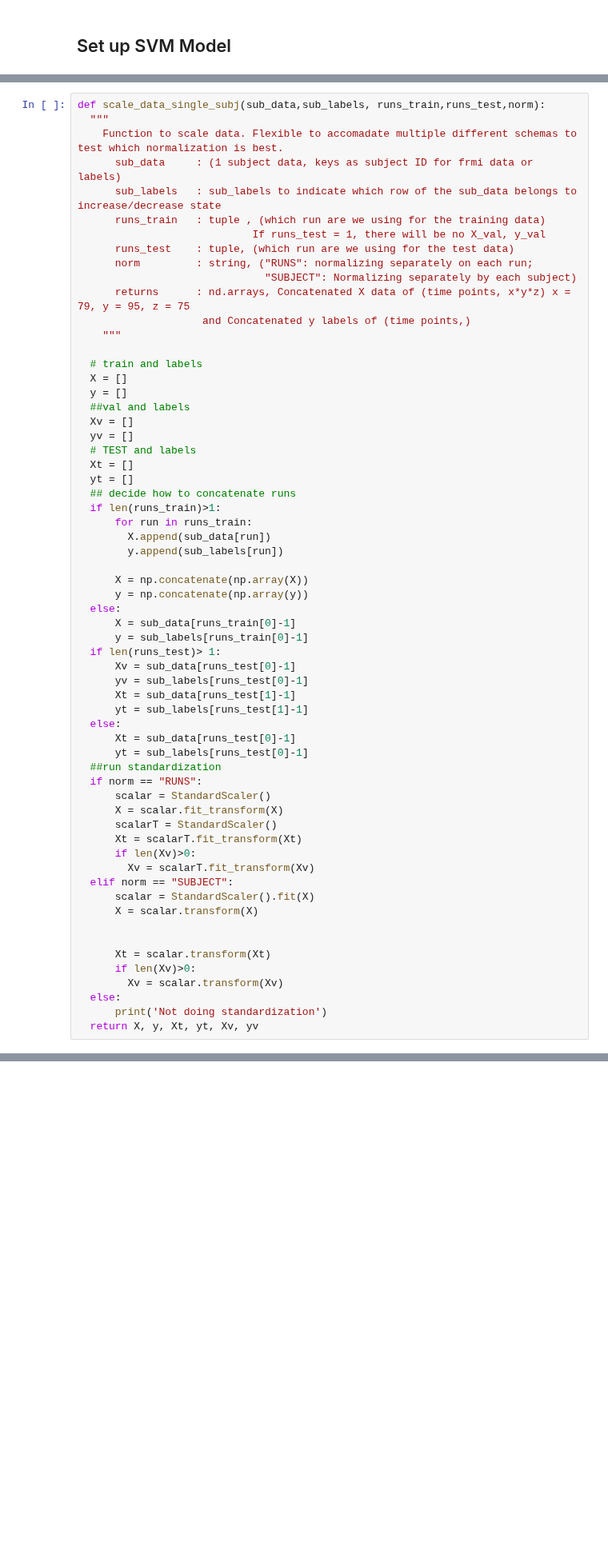
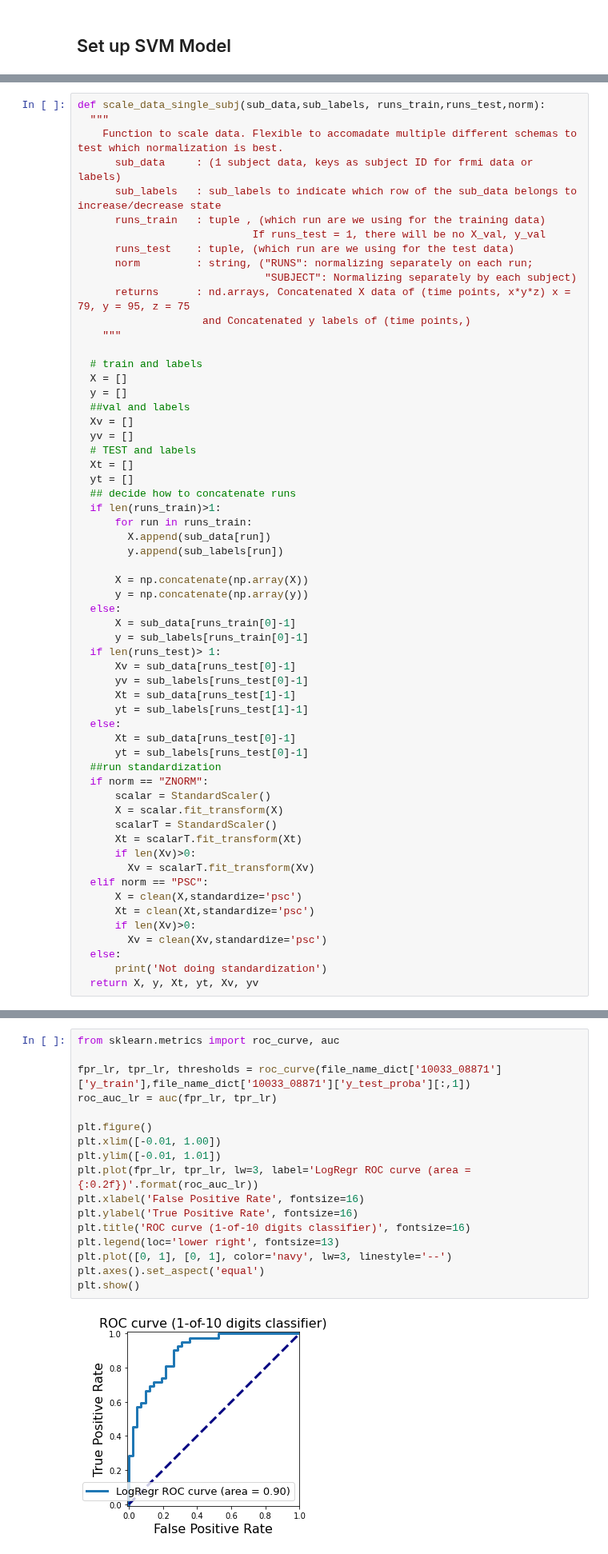
Before and after one commit to staceybeck/teambrainiac, a Jupyter notebook: source/SingleSubjectSVM.ipynb, the cells around one changed output, grey strips where cells are left out. Shown at 80% size. Drawn from its saved outputs; the diff is of its cells as text; blank space fills up the shorter version.

```diff
--- a/source/SingleSubjectSVM.ipynb
+++ b/source/SingleSubjectSVM.ipynb
@@ -203,21 +220,18 @@ def scale_data_single_subj(sub_data,sub_labels, runs_train,runs_test,norm):
       Xt = sub_data[runs_test[0]-1]
       yt = sub_labels[runs_test[0]-1]
   ##run standardization
-  if norm == "RUNS":
+  if norm == "ZNORM":
       scalar = StandardScaler()
       X = scalar.fit_transform(X)
       scalarT = StandardScaler()
       Xt = scalarT.fit_transform(Xt)
       if len(Xv)>0:
         Xv = scalarT.fit_transform(Xv)
-  elif norm == "SUBJECT":
-      scalar = StandardScaler().fit(X)
-      X = scalar.transform(X)
-
-
-      Xt = scalar.transform(Xt)
+  elif norm == "PSC":
+      X = clean(X,standardize='psc')
+      Xt = clean(Xt,standardize='psc')
       if len(Xv)>0:
-        Xv = scalar.transform(Xv)
+        Xv = clean(Xv,standardize='psc')
   else:
       print('Not doing standardization')
   return X, y, Xt, yt, Xv, yv
@@ -305,3 +372,22 @@ user_data_dict['30053_10112'][0].shape
+# %%
+from sklearn.metrics import roc_curve, auc
+
+fpr_lr, tpr_lr, thresholds = roc_curve(file_name_dict['10033_08871']['y_train'],file_name_dict['10033_08871']['y_test_proba'][:,1])
+roc_auc_lr = auc(fpr_lr, tpr_lr)
+
+plt.figure()
+plt.xlim([-0.01, 1.00])
+plt.ylim([-0.01, 1.01])
+plt.plot(fpr_lr, tpr_lr, lw=3, label='LogRegr ROC curve (area = {:0.2f})'.format(roc_auc_lr))
+plt.xlabel('False Positive Rate', fontsize=16)
+plt.ylabel('True Positive Rate', fontsize=16)
+plt.title('ROC curve (1-of-10 digits classifier)', fontsize=16)
+plt.legend(loc='lower right', fontsize=13)
+plt.plot([0, 1], [0, 1], color='navy', lw=3, linestyle='--')
+plt.axes().set_aspect('equal')
+plt.show()
+# %% [output]
+[figure, added]
 # %%
 def run_subject_model_cv(subject_ids, runs_train,runs_test,do_psc=True,norm='none'):
   cv_dict = {}
```
Also changed, not shown: parts of 11 cells of this notebook.
